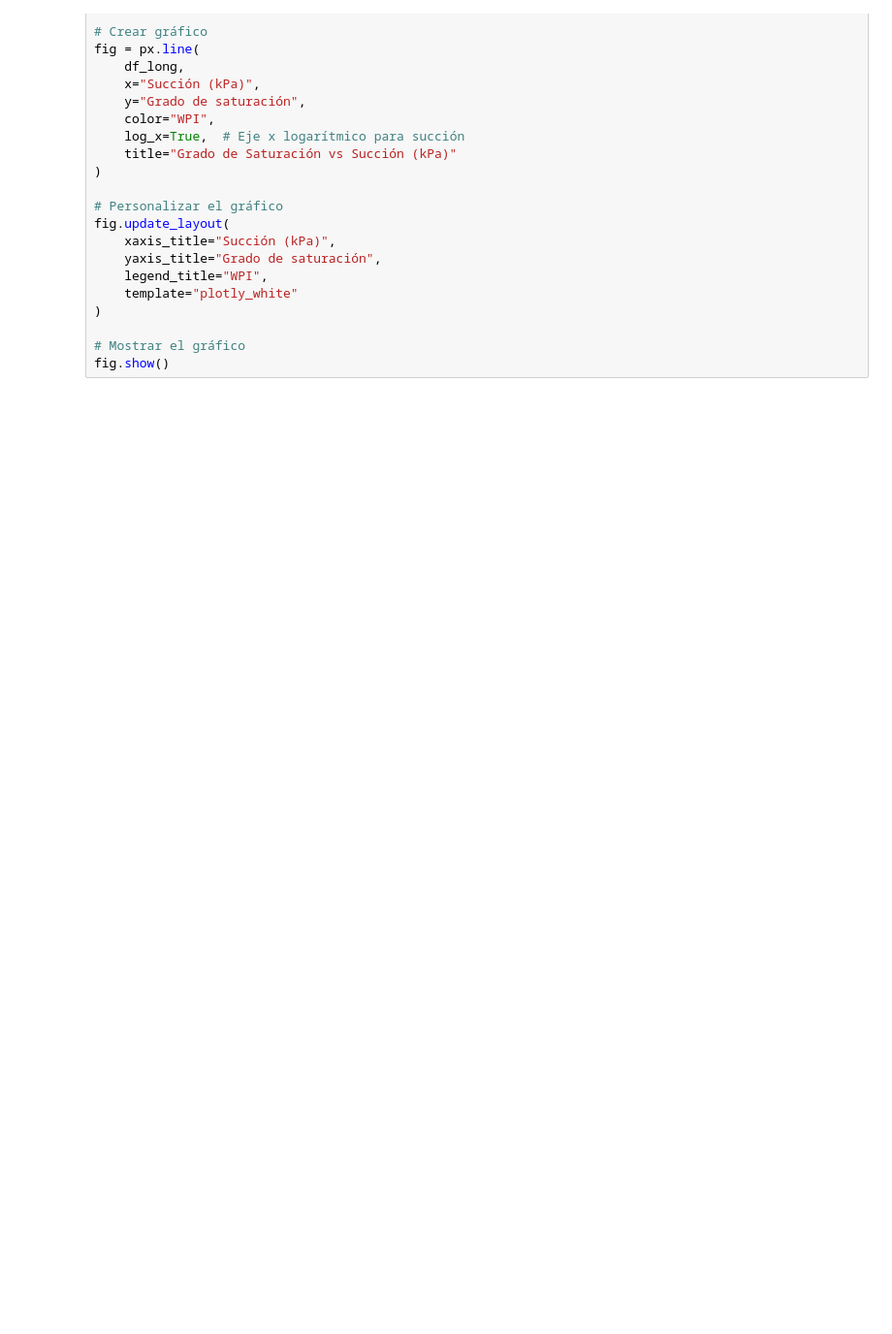
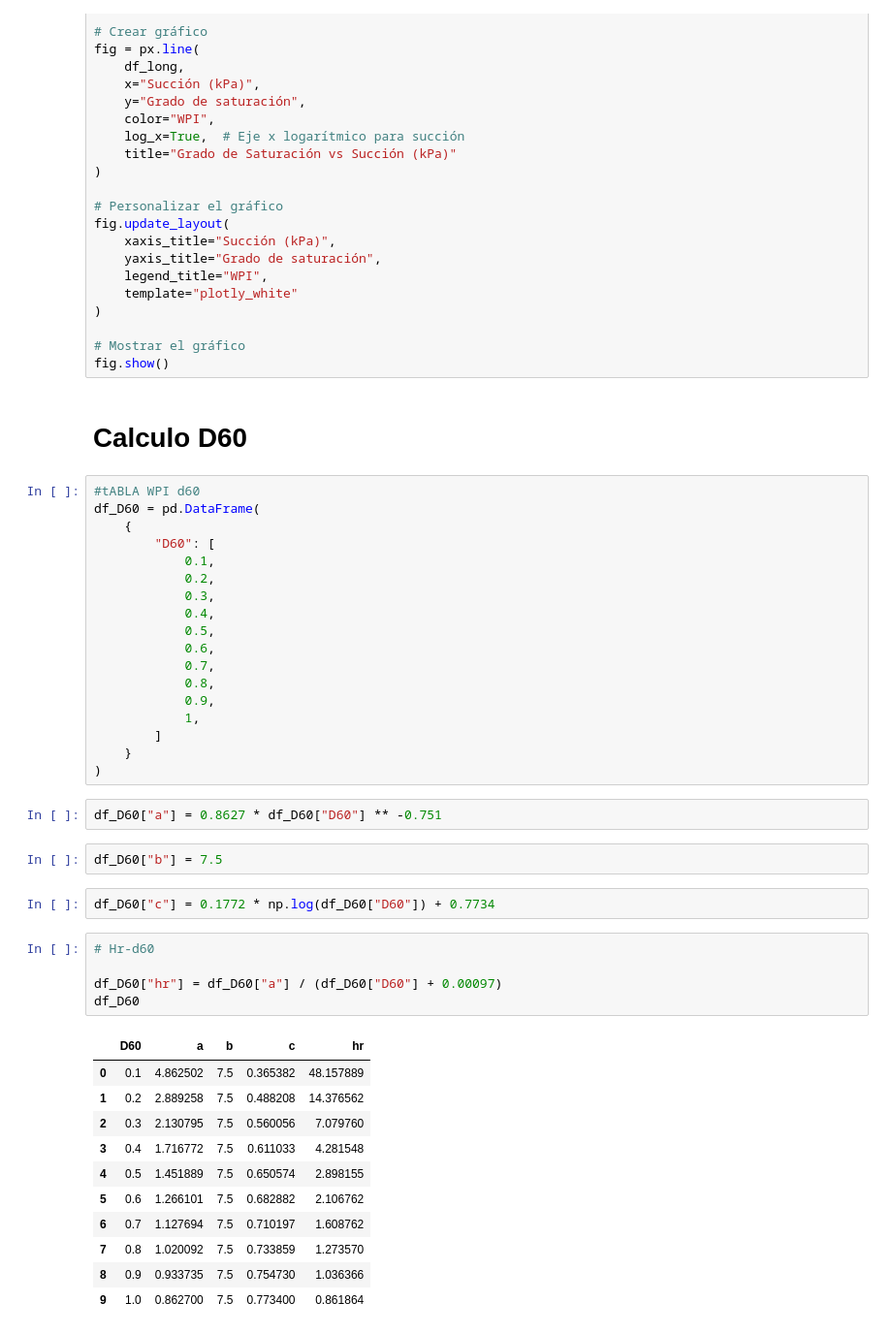
Before and after one commit to javi12we/TMI_Calculos, a Jupyter notebook: notebooks/5- Calculo_SWWCC.ipynb, the cells around one changed output. Shown at 97% size. Cells and saved outputs as stored; diff of their text form; blank space fills up the shorter version.

Commit message:
Mejora al calculo SWWCC

```diff
--- a/notebooks/5- Calculo_SWWCC.ipynb
+++ b/notebooks/5- Calculo_SWWCC.ipynb
@@ -132,3 +132,46 @@ fig.update_layout(
 
 # Mostrar el gráfico
 fig.show()
+# %% [markdown]
+# Calculo D60
+# %%
+#tABLA WPI d60
+df_D60 = pd.DataFrame(
+    {
+        "D60": [
+            0.1,
+            0.2,
+            0.3,
+            0.4,
+            0.5,
+            0.6,
+            0.7,
+            0.8,
+            0.9,
+            1,
+        ]
+    }
+)
+# %%
+df_D60["a"] = 0.8627 * df_D60["D60"] ** -0.751
+# %%
+df_D60["b"] = 7.5
+# %%
+df_D60["c"] = 0.1772 * np.log(df_D60["D60"]) + 0.7734
+# %%
+# Hr-d60
+
+df_D60["hr"] = df_D60["a"] / (df_D60["D60"] + 0.00097)
+df_D60
+# %% [output]
+|  | D60 | a | b | c | hr |
+| 0 | 0.1 | 4.862502 | 7.5 | 0.365382 | 48.157889 |
+| 1 | 0.2 | 2.889258 | 7.5 | 0.488208 | 14.376562 |
+| 2 | 0.3 | 2.130795 | 7.5 | 0.560056 | 7.079760 |
+| 3 | 0.4 | 1.716772 | 7.5 | 0.611033 | 4.281548 |
+| 4 | 0.5 | 1.451889 | 7.5 | 0.650574 | 2.898155 |
+| 5 | 0.6 | 1.266101 | 7.5 | 0.682882 | 2.106762 |
+| 6 | 0.7 | 1.127694 | 7.5 | 0.710197 | 1.608762 |
+| 7 | 0.8 | 1.020092 | 7.5 | 0.733859 | 1.273570 |
+| 8 | 0.9 | 0.933735 | 7.5 | 0.754730 | 1.036366 |
+| 9 | 1.0 | 0.862700 | 7.5 | 0.773400 | 0.861864 |
```
Also changed, not shown: parts of 7 cells of this notebook.
